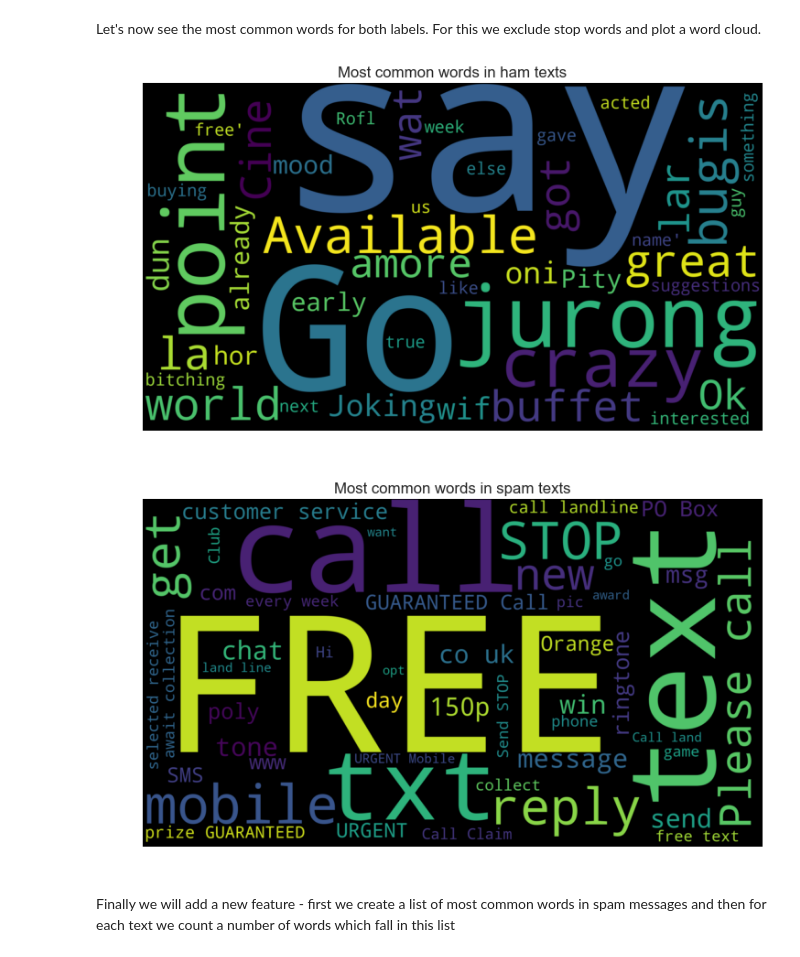
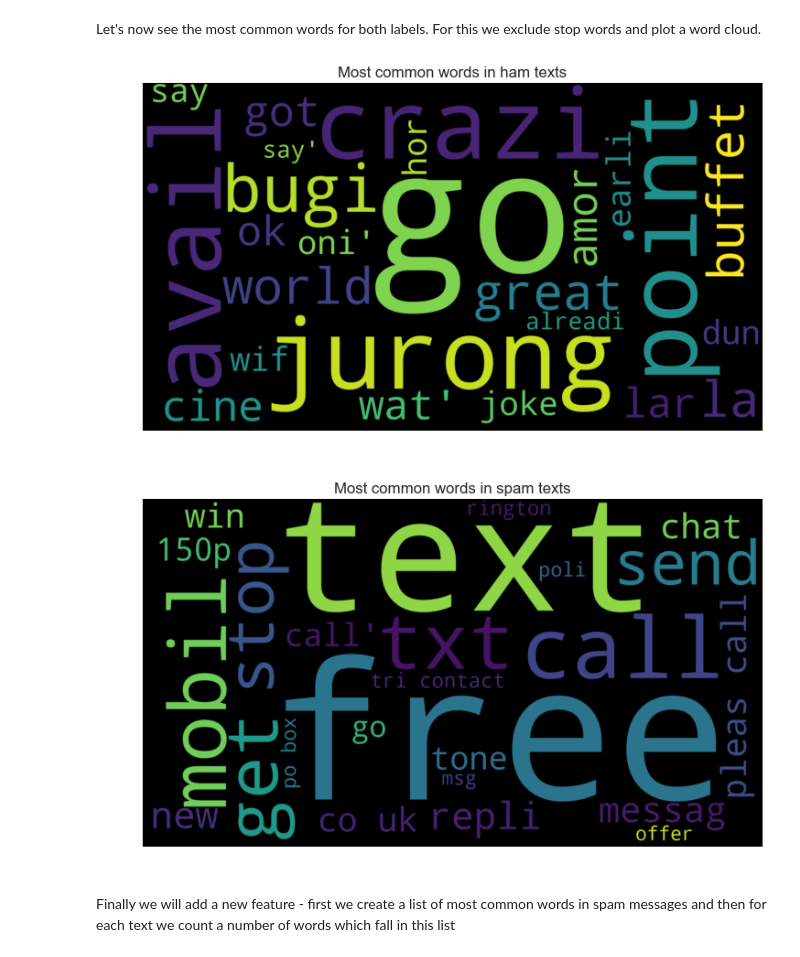
Before and after one commit to andrei-andrianov/SMS-mining, a Jupyter notebook: SMS-mining.ipynb, the cells around one changed output. Cells and saved outputs as stored; diff of their text form; code cells hidden in the pictures.

```diff
--- a/SMS-mining.ipynb
+++ b/SMS-mining.ipynb
@@ -20,7 +47,7 @@ We needed to specify names for the columns in order to be able to read the datas
 Also there were two null objects in texts so we dropped them
 # %%
 df = pd.read_csv(
-    'data/SmsCollection.csv',
+    '../data/SmsCollection.csv',
     sep=';',
     names=['label', 'text'],
     skiprows=1,
@@ -77,8 +104,9 @@ We clean the original textual data by removing non-alphanumeric characters
 # %%
 # remove all non-alphanumeric characters
 df['text_processed'] = df['text'].apply(
-    lambda s: re.sub(r'[^A-Za-z0-9 ]', ' ', s))
-
-# remove stop words
-# df['text_processed'] = df['text'].apply(lambda s: ' '.join(word for word in s.split() if word not in stop_words))
+    lambda s: ' '.join(
+        PorterStemmer().stem(word) for word in word_tokenize(re.sub(r'[^A-Za-z0-9 ]', ' ', s).lower())
+        if not word in stop_words and not word.isdigit()
+    )
+)
 # %%
@@ -102,6 +130,8 @@ Count:
 # %%
-# number of words in text
-df['words_count'] = df.apply(lambda row: len(word_tokenize(row['text_processed'])), axis=1)
+# number of words in a message
+df['words_count'] = df.apply(
+    lambda row: len([word for word in word_tokenize(row['text_processed'])
+                     if not word.isdigit()]), axis=1)
 
 df.head()
 # %% [output]
@@ -171,0 +211,5 @@ spam:
+# %%
+df.drop(df.loc[df['char_count'] < 2].index, inplace=True)
+df.drop(df.loc[df['words_count'] < 1].index, inplace=True)
+
+df.info()
@@ -329,7 +380,7 @@ Let's now see the most common words for both labels. For this we exclude stop wo
 df_plot = df.loc[df['label'] == 'ham']['text_processed']
 
 word_cloud = WordCloud(
-    max_words=50, stopwords=stop_words, margin=10, width=1920,
+    max_words=25, stopwords=stop_words, margin=10, width=1920,
     height=1080).generate(str(df_plot.values))
 
 plt.imshow(word_cloud, interpolation='bilinear')
@@ -338,20 +389,20 @@ plt.tight_layout(pad=0)
 plt.title('Most common words in ham texts')
 plt.show()
 # %% [output]
-[figure, old version]
+[figure, new version]
 # %%
 df_plot = df.loc[df['label'] == 'spam']['text_processed']
 
 word_cloud = WordCloud(
-    max_words=50, stopwords=stop_words, margin=10, width=1920,
+    max_words=25, stopwords=stop_words, margin=10, width=1920,
     height=1080).generate(str(df_plot.values))
 
 plt.imshow(word_cloud, interpolation='bilinear')
 plt.axis('off')
 plt.tight_layout(pad=0)
 plt.title('Most common words in spam texts')
 plt.show()
 # %% [output]
-[figure, old version]
+[figure, new version]
 # %% [markdown]
 Finally we will add a new feature - first we create a list of most common words in spam messages and then for each text we count a number of words which fall in this list
```
Also changed, not shown: parts of 57 cells of this notebook.
